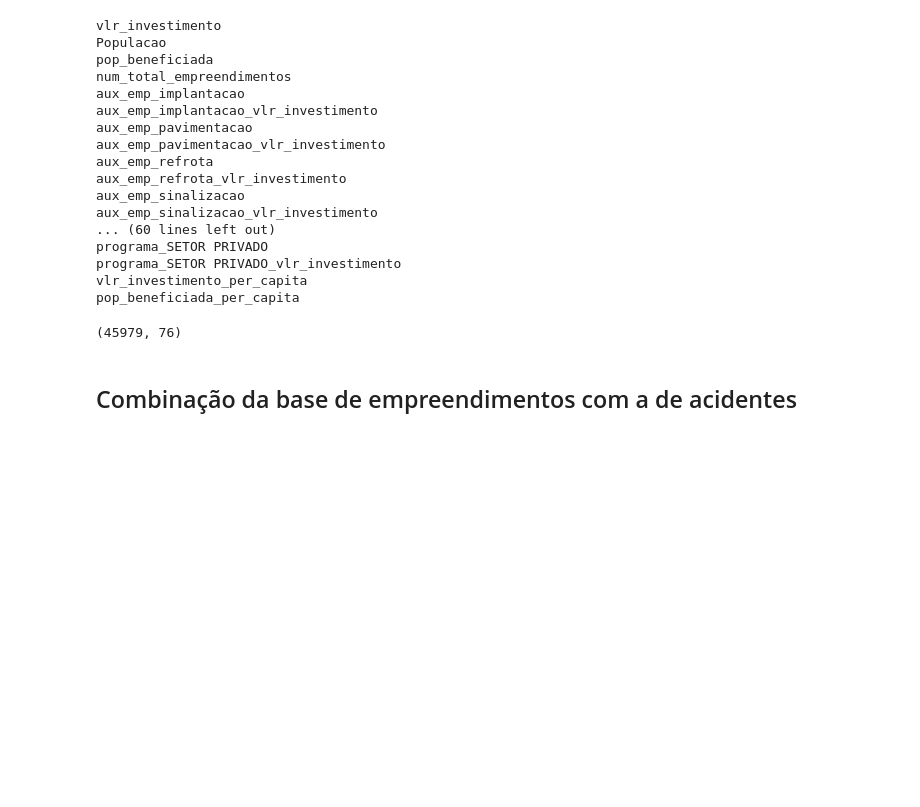
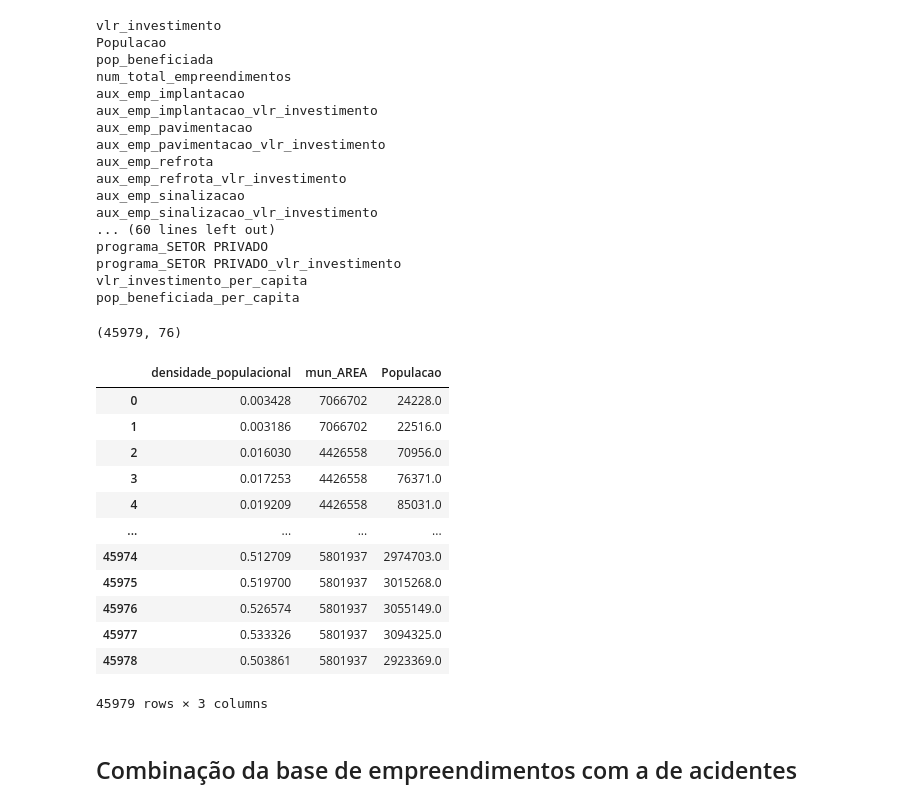
Before and after one commit to anayflima/simu-datathon-2024, a Jupyter notebook: analise_de_dados/agrupamento_municipio_ano.ipynb, the cells around one changed output. Saved outputs shown, nothing was run; the diff lists cells and outputs as text; code cells hidden in the pictures; blank space fills up the shorter version.

```diff
--- a/analise_de_dados/agrupamento_municipio_ano.ipynb
+++ b/analise_de_dados/agrupamento_municipio_ano.ipynb
@@ -178,3 +193,19 @@ df_agrupado_municipio_empreend.shape
+# %%
+df_agrupado_municipio_empreend[['densidade_populacional', 'mun_AREA', 'Populacao']]
+# %% [output]
+|  | densidade_populacional | mun_AREA | Populacao |
+| 0 | 0.003428 | 7066702 | 24228.0 |
+| 1 | 0.003186 | 7066702 | 22516.0 |
+| 2 | 0.016030 | 4426558 | 70956.0 |
+| 3 | 0.017253 | 4426558 | 76371.0 |
+| 4 | 0.019209 | 4426558 | 85031.0 |
+| ... | ... | ... | ... |
+| 45974 | 0.512709 | 5801937 | 2974703.0 |
+| 45975 | 0.519700 | 5801937 | 3015268.0 |
+| 45976 | 0.526574 | 5801937 | 3055149.0 |
+| 45977 | 0.533326 | 5801937 | 3094325.0 |
+| 45978 | 0.503861 | 5801937 | 2923369.0 |
+45979 rows × 3 columns
 # %% [markdown]
 ## Combinação da base de empreendimentos com a de acidentes
 # %%
```
Also changed, not shown: parts of 26 cells of this notebook, 2 other files.
